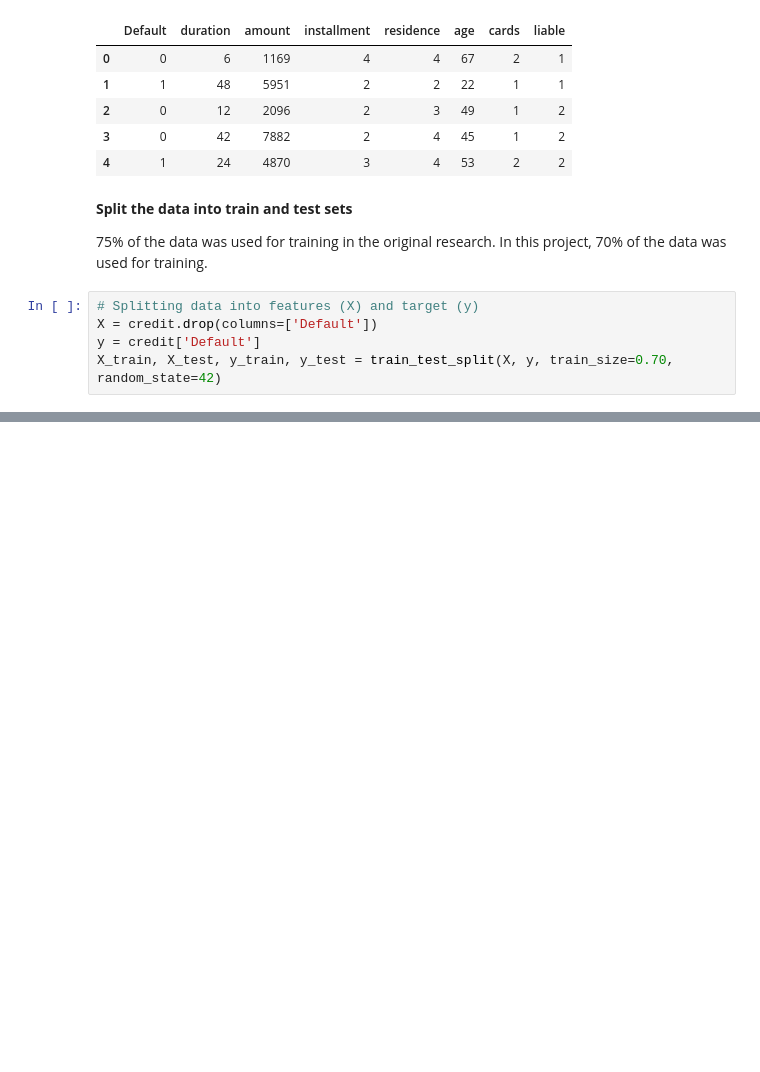
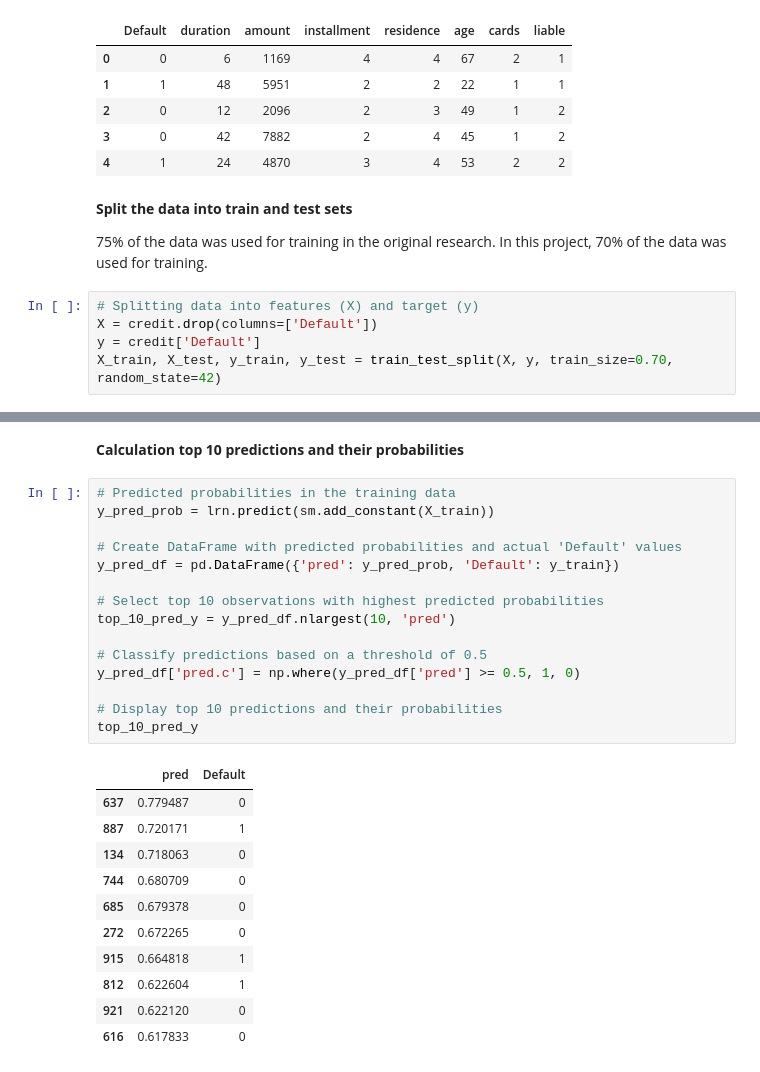
Before and after one commit to elgunismayil0v/Reproducible-Research_Project, a Jupyter notebook: notebooks/Logistic regresion.ipynb, the cells around one changed output, grey strips where cells are left out. Saved outputs shown, nothing was run; the diff lists cells and outputs as text; blank space fills up the shorter version.

```diff
--- a/notebooks/Logistic regresion.ipynb
+++ b/notebooks/Logistic regresion.ipynb
@@ -49,0 +85,29 @@ X_train, X_test, y_train, y_test = train_test_split(X, y, train_size=0.70, rando
+# %% [markdown]
+**Calculation top 10 predictions and their probabilities**
+# %%
+# Predicted probabilities in the training data
+y_pred_prob = lrn.predict(sm.add_constant(X_train))
+
+# Create DataFrame with predicted probabilities and actual 'Default' values
+y_pred_df = pd.DataFrame({'pred': y_pred_prob, 'Default': y_train})
+
+# Select top 10 observations with highest predicted probabilities
+top_10_pred_y = y_pred_df.nlargest(10, 'pred')
+
+# Classify predictions based on a threshold of 0.5
+y_pred_df['pred.c'] = np.where(y_pred_df['pred'] >= 0.5, 1, 0)
+
+# Display top 10 predictions and their probabilities
+top_10_pred_y
+# %% [output]
+|  | pred | Default |
+| 637 | 0.779487 | 0 |
+| 887 | 0.720171 | 1 |
+| 134 | 0.718063 | 0 |
+| 744 | 0.680709 | 0 |
+| 685 | 0.679378 | 0 |
+| 272 | 0.672265 | 0 |
+| 915 | 0.664818 | 1 |
+| 812 | 0.622604 | 1 |
+| 921 | 0.622120 | 0 |
+| 616 | 0.617833 | 0 |
```
Also changed, not shown: parts of 9 cells of this notebook.
